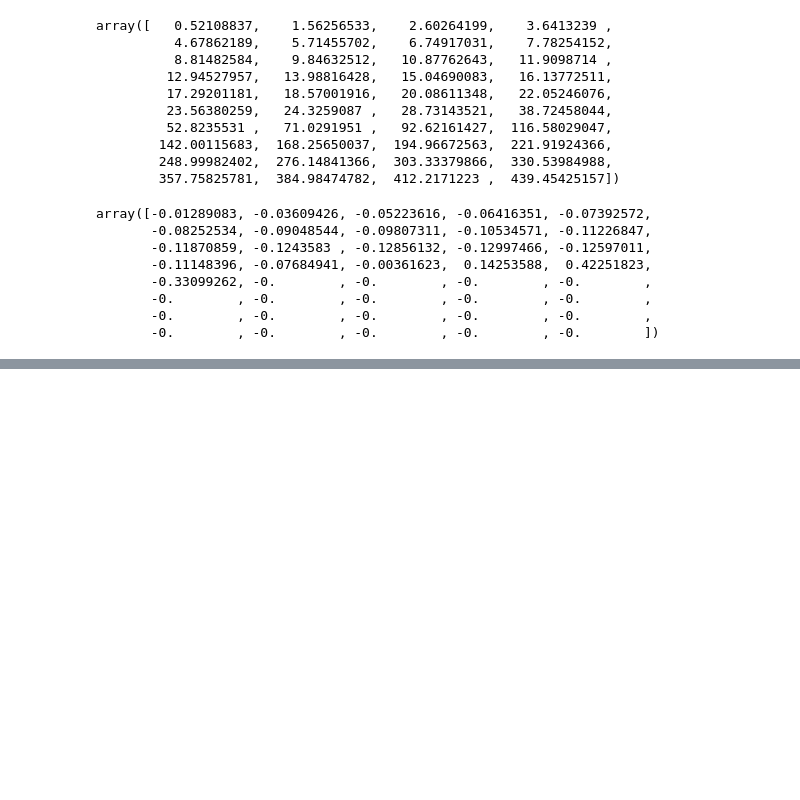
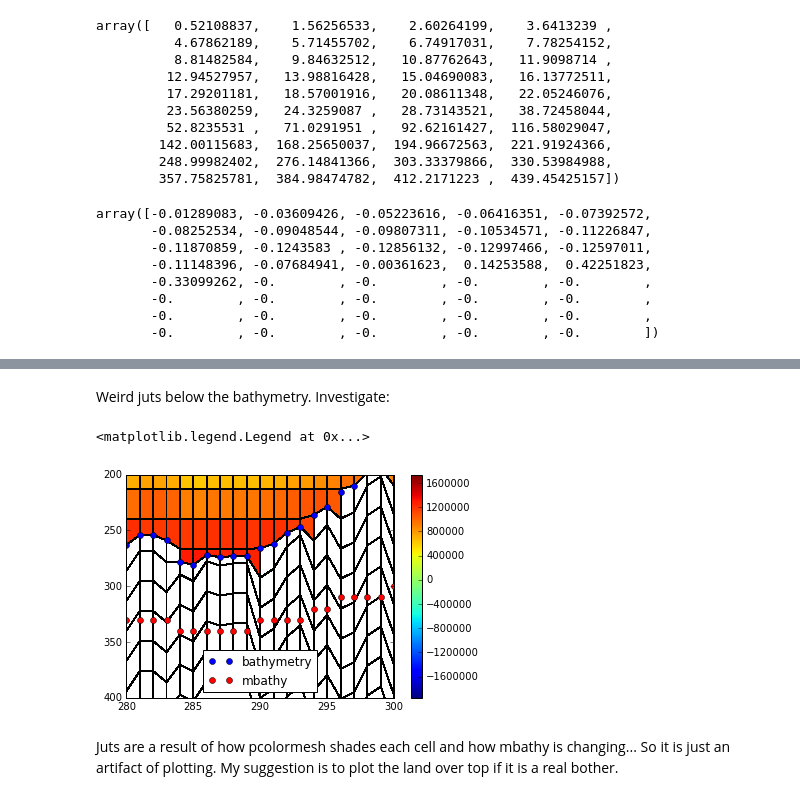
Before and after one commit to SalishSeaCast/analysis-nancy, a Jupyter notebook: notebooks/energy_flux/Hydrostatic pressure - development.ipynb, the cells around one changed output, grey strips where cells are left out. Drawn from its saved outputs; the diff is of its cells as text; code cells hidden in the pictures; blank space fills up the shorter version.

```diff
--- a/notebooks/energy_flux/Hydrostatic pressure - development.ipynb
+++ b/notebooks/energy_flux/Hydrostatic pressure - development.ipynb
@@ -31,6 +31,7 @@ tmask = mesh_mask.variables['tmask'][:]
 e3t_0 = mesh_mask.variables['e3t'][:]
 gdept_0 = mesh_mask.variables['gdept'][:]
 gdepw_0 = mesh_mask.variables['gdepw'][:]
+mbathy = mesh_mask.variables['mbathy'][0,:,:]
 # %%
 ssh = fT.variables['sossheig'][:]
 sal = fT.variables['vosaline'][:]
@@ -101,0 +146,17 @@ array([-0.01289083, -0.03609426, -0.05223616, -0.06416351, -0.07392572,
+# %% [markdown]
+Weird juts below the bathymetry. Investigate:
+# %%
+j=450
+yy,_ = np.meshgrid(np.arange(p_internal.shape[-1]),np.arange(p_internal.shape[1]))
+plt.pcolormesh(yy, grids['gdepw_t'][0,:,j,:]-ssh[0,j,:],p_internal[0,:,j,:],edgecolors='k')
+plt.plot(np.arange(bathy[j,:].shape[-1]),bathy[j,:],'ob',label='bathymetry')
+plt.plot(np.arange(mbathy[j,:].shape[-1]),10*mbathy[j,:],'or',label='mbathy')
+plt.colorbar()
+plt.xlim([280,300])
+plt.ylim([400,200])
+plt.legend(loc=8)
+# %% [output]
+<matplotlib.legend.Legend at 0x...>
+[figure, added]
+# %% [markdown]
+Juts are a result of how pcolormesh shades each cell and how mbathy is changing... So it is just an artifact of plotting. My suggestion is to plot the land over top if it is a real bother.
```
Also changed, not shown: parts of 11 cells of this notebook.
